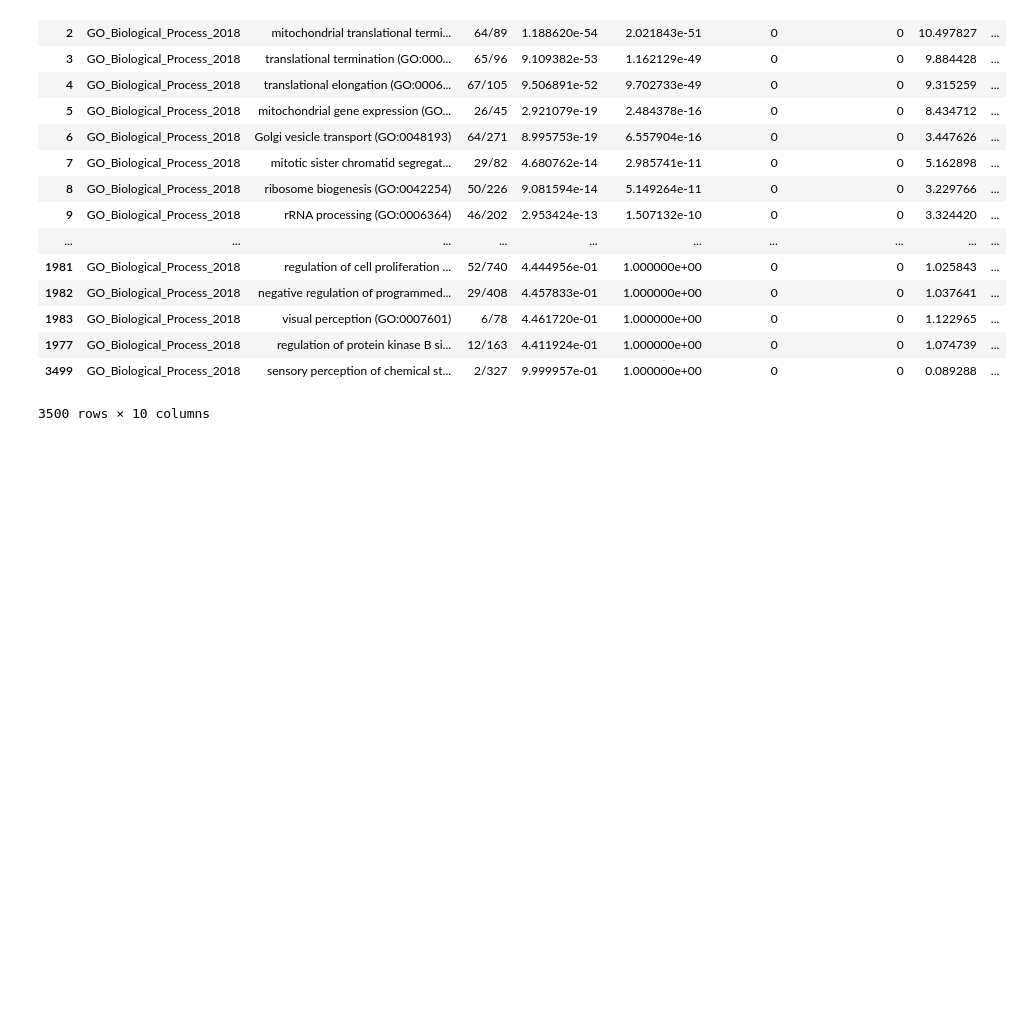
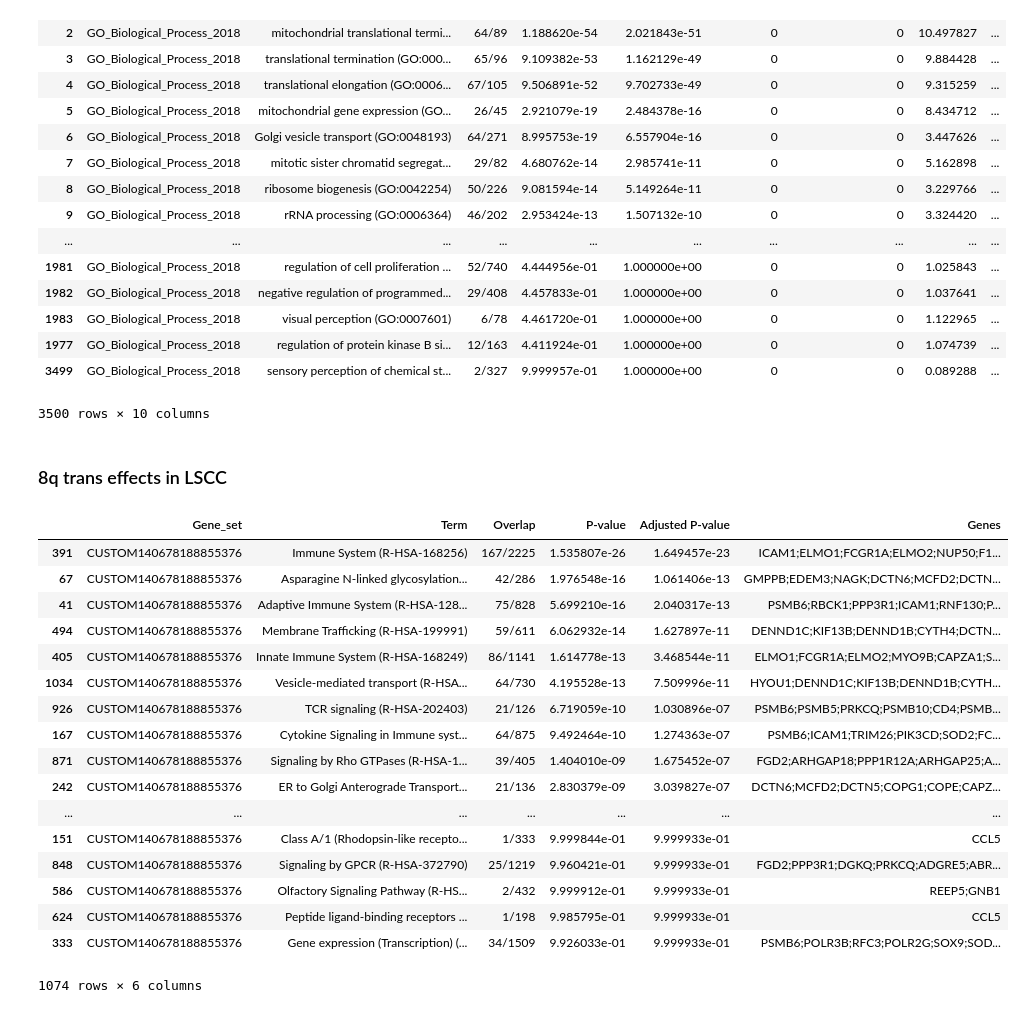
Before and after one commit to PayneLab/pancancerCNV, a Jupyter notebook: chromosome_8/05_enrichment_trans_effects_enrichr.ipynb, the cells around one changed output. Drawn from its saved outputs; the diff is of its cells as text; code cells hidden in the pictures; blank space fills up the shorter version.

```diff
--- a/chromosome_8/05_enrichment_trans_effects_enrichr.ipynb
+++ b/chromosome_8/05_enrichment_trans_effects_enrichr.ipynb
@@ -98,3 +98,26 @@ run_enrichr_go("pancancer_summary_8q_trans.tsv", cancer_type="brca")
 | 1977 | GO_Biological_Process_2018 | regulation of protein kinase B si... | 12/163 | 4.411924e-01 | 1.000000e+00 | 0 | 0 | 1.074739 | ... |
 | 3499 | GO_Biological_Process_2018 | sensory perception of chemical st... | 2/327 | 9.999957e-01 | 1.000000e+00 | 0 | 0 | 0.089288 | ... |
 3500 rows × 10 columns
+# %% [markdown]
+### 8q trans effects in LSCC
+# %%
+run_enrichr_reactome("pancancer_summary_8q_trans.tsv", cancer_type="lscc")
+# %% [output]
+|  | Gene_set | Term | Overlap | P-value | Adjusted P-value | Genes |
+| 391 | CUSTOM140678188855376 | Immune System (R-HSA-168256) | 167/2225 | 1.535807e-26 | 1.649457e-23 | ICAM1;ELMO1;FCGR1A;ELMO2;NUP50;F1... |
+| 67 | CUSTOM140678188855376 | Asparagine N-linked glycosylation... | 42/286 | 1.976548e-16 | 1.061406e-13 | GMPPB;EDEM3;NAGK;DCTN6;MCFD2;DCTN... |
+| 41 | CUSTOM140678188855376 | Adaptive Immune System (R-HSA-128... | 75/828 | 5.699210e-16 | 2.040317e-13 | PSMB6;RBCK1;PPP3R1;ICAM1;RNF130;P... |
+| 494 | CUSTOM140678188855376 | Membrane Trafficking (R-HSA-199991) | 59/611 | 6.062932e-14 | 1.627897e-11 | DENND1C;KIF13B;DENND1B;CYTH4;DCTN... |
+| 405 | CUSTOM140678188855376 | Innate Immune System (R-HSA-168249) | 86/1141 | 1.614778e-13 | 3.468544e-11 | ELMO1;FCGR1A;ELMO2;MYO9B;CAPZA1;S... |
+| 1034 | CUSTOM140678188855376 | Vesicle-mediated transport (R-HSA... | 64/730 | 4.195528e-13 | 7.509996e-11 | HYOU1;DENND1C;KIF13B;DENND1B;CYTH... |
+| 926 | CUSTOM140678188855376 | TCR signaling (R-HSA-202403) | 21/126 | 6.719059e-10 | 1.030896e-07 | PSMB6;PSMB5;PRKCQ;PSMB10;CD4;PSMB... |
+| 167 | CUSTOM140678188855376 | Cytokine Signaling in Immune syst... | 64/875 | 9.492464e-10 | 1.274363e-07 | PSMB6;ICAM1;TRIM26;PIK3CD;SOD2;FC... |
+| 871 | CUSTOM140678188855376 | Signaling by Rho GTPases (R-HSA-1... | 39/405 | 1.404010e-09 | 1.675452e-07 | FGD2;ARHGAP18;PPP1R12A;ARHGAP25;A... |
+| 242 | CUSTOM140678188855376 | ER to Golgi Anterograde Transport... | 21/136 | 2.830379e-09 | 3.039827e-07 | DCTN6;MCFD2;DCTN5;COPG1;COPE;CAPZ... |
+| ... | ... | ... | ... | ... | ... | ... |
+| 151 | CUSTOM140678188855376 | Class A/1 (Rhodopsin-like recepto... | 1/333 | 9.999844e-01 | 9.999933e-01 | CCL5 |
+| 848 | CUSTOM140678188855376 | Signaling by GPCR (R-HSA-372790) | 25/1219 | 9.960421e-01 | 9.999933e-01 | FGD2;PPP3R1;DGKQ;PRKCQ;ADGRE5;ABR... |
+| 586 | CUSTOM140678188855376 | Olfactory Signaling Pathway (R-HS... | 2/432 | 9.999912e-01 | 9.999933e-01 | REEP5;GNB1 |
+| 624 | CUSTOM140678188855376 | Peptide ligand-binding receptors ... | 1/198 | 9.985795e-01 | 9.999933e-01 | CCL5 |
+| 333 | CUSTOM140678188855376 | Gene expression (Transcription) (... | 34/1509 | 9.926033e-01 | 9.999933e-01 | PSMB6;POLR3B;RFC3;POLR2G;SOX9;SOD... |
+1074 rows × 6 columns
```
Also changed, not shown: parts of 2 cells of this notebook, 42 other files.
